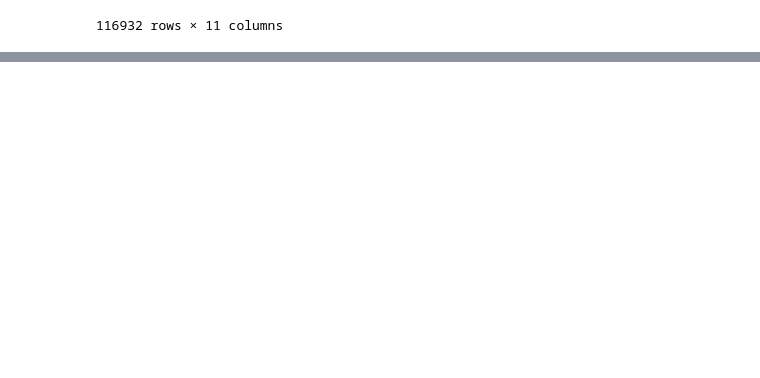
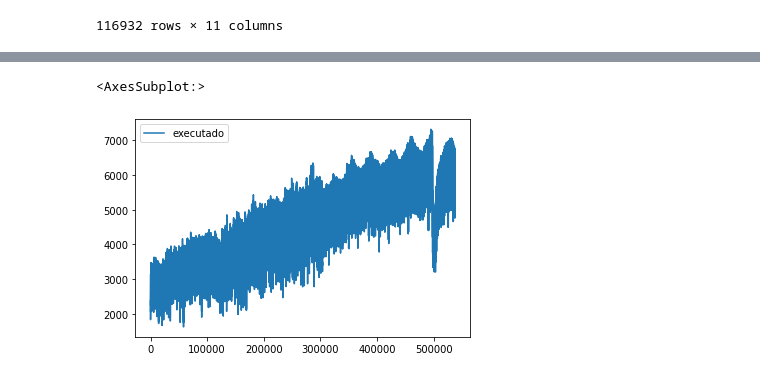
Before and after one commit to wmoreiraa/m5_case, a Jupyter notebook: notebooks/1.0_Clean_data.ipynb, the cells around one changed output, grey strips where cells are left out. Saved outputs shown, nothing was run; the diff lists cells and outputs as text; code cells hidden in the pictures; blank space fills up the shorter version.

```diff
--- a/notebooks/1.0_Clean_data.ipynb
+++ b/notebooks/1.0_Clean_data.ipynb
@@ -200,0 +204,5 @@ AttributeError: 'list' object has no attribute 'apply'
+# %%
+peru.plot()
+# %% [output]
+<AxesSubplot:>
+[figure, added]
```
Also changed, not shown: parts of 18 cells of this notebook, 7 other files.
